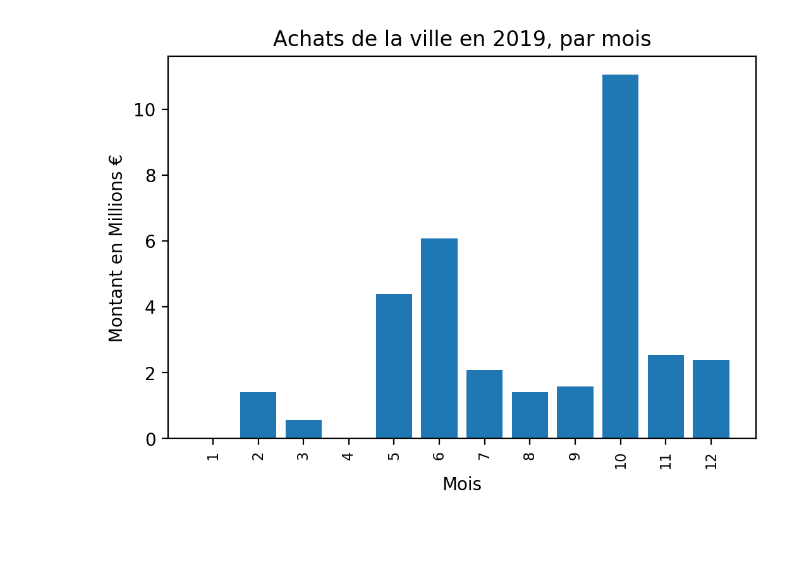
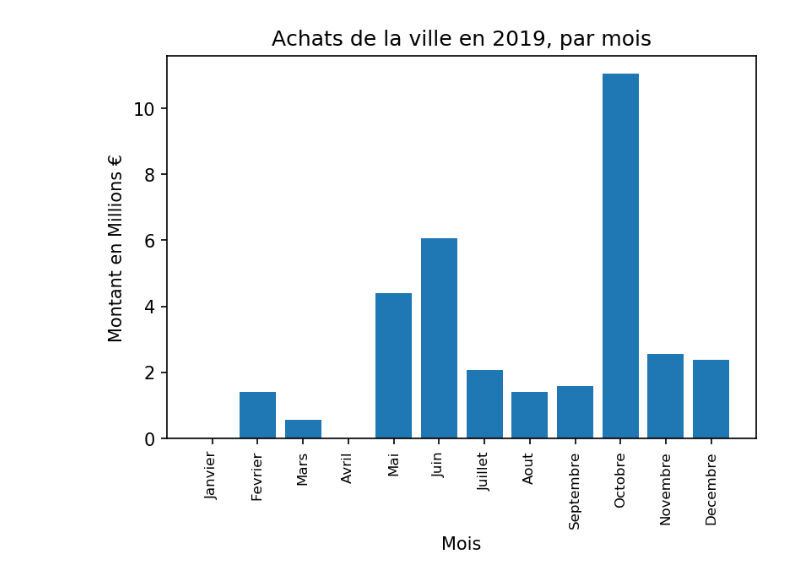
Before and after one commit to alexisskodak/Strasbourg-City-Expenses, a Jupyter notebook: achatsCommuneDeStrasbourg.ipynb, the cells around one changed output. Saved outputs shown, nothing was run; the diff lists cells and outputs as text; code cells hidden in the pictures; blank space fills up the shorter version.

```diff
--- a/achatsCommuneDeStrasbourg.ipynb
+++ b/achatsCommuneDeStrasbourg.ipynb
@@ -14,9 +14,7 @@ sxb['MOIS'] = sxb['NOTIFICATION_DATE'].str[5:7].astype(int)
 sxb['MONTANT'] = pd.to_numeric(sxb['MONTANT'],errors='coerce')
 # %%
 seuil = 400000.0
-
-mois = range(1, 13)
-depenses_par_mois = sxb.groupby('MOIS').sum()
+sxb['TITULAIRES_DENOMINATION'] = sxb['TITULAIRES_DENOMINATION'].str.lower()
 
 # Regroupement par prestataire de services
 depenses_par_prestataire = sxb.groupby('TITULAIRES_DENOMINATION').sum()
@@ -39,10 +37,16 @@ plt.show()
+# %%
+depenses_par_mois = sxb.groupby('MOIS').sum()
+depenses_par_mois['MONTANT RELATIF'] = depenses_par_mois['MONTANT'] * 100 / total2019
+depenses_par_mois = depenses_par_mois.reset_index()
+pourcentages = depenses_par_mois['MONTANT RELATIF']
+Mois =  ['Janvier', 'Fevrier', 'Mars', 'Avril', 'Mai', 'Juin', 'Juillet', 'Aout', 'Septembre', 'Octobre', 'Novembre', 'Decembre']
 # %%
-plt.figure(dpi=200)
-plt.bar(mois, depenses_par_mois['MONTANT'] / 10**6)
-plt.xticks(mois, rotation='vertical', fontsize=8)
+plt.figure(dpi=150)
+plt.bar(Mois, depenses_par_mois['MONTANT'] / 10**6)
+plt.xticks(Mois, rotation='vertical', fontsize=8)
 plt.title('Achats de la ville en 2019, par mois')
 plt.xlabel('Mois')
 plt.ylabel('Montant en Millions €')
 plt.show()
 # %% [output]
-[figure, old version]
+[figure, new version]
```
Also changed, not shown: parts of 6 cells of this notebook.
